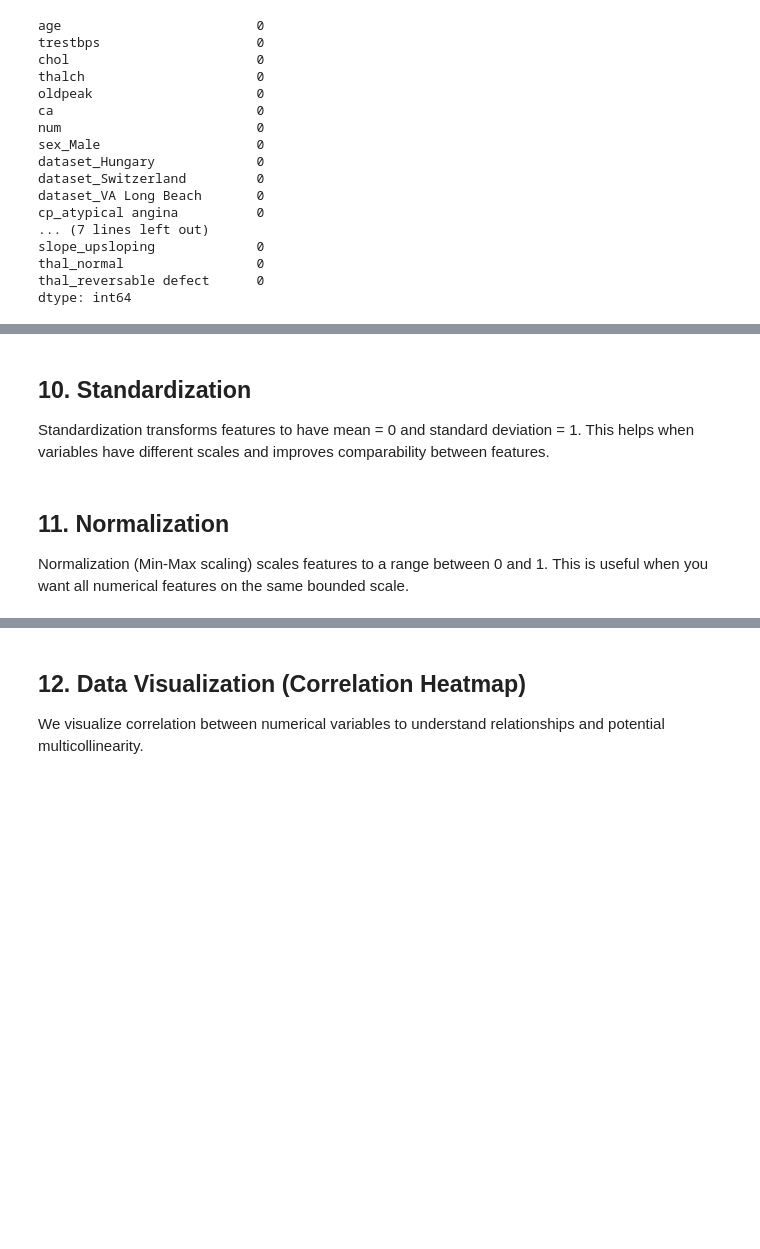
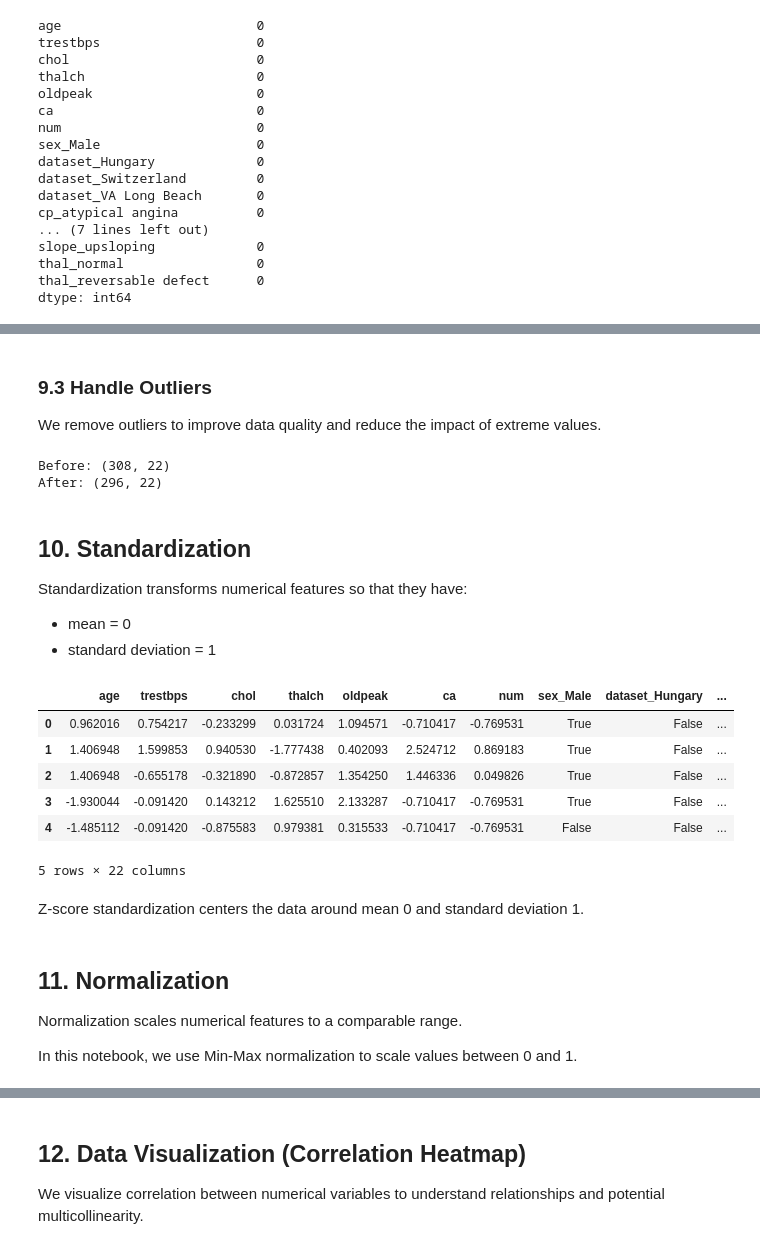
Before and after one commit to danahalghamdi80-ctrl/lap4, a Jupyter notebook: Heart_Disease_Data_Quality.ipynb, the cells around one changed output, grey strips where cells are left out. Saved outputs shown, nothing was run; the diff lists cells and outputs as text; code cells hidden in the pictures; blank space fills up the shorter version.

```diff
--- a/Heart_Disease_Data_Quality.ipynb
+++ b/Heart_Disease_Data_Quality.ipynb
@@ -187,16 +215,50 @@ plt.show()
+# %% [markdown]
+### 9.3 Handle Outliers
+
+We remove outliers to improve data quality and reduce the impact of extreme values.
+# %%
+df_no_outliers = df[
+    (df["chol"] >= lower_bound) &
+    (df["chol"] <= upper_bound)
+]
+
+print("Before:", df.shape)
+print("After:", df_no_outliers.shape)
+# %% [output]
+Before: (308, 22)
+After: (296, 22)
 # %% [markdown]
 ## 10. Standardization
 
-Standardization transforms features to have mean = 0 and standard deviation = 1.
-This helps when variables have different scales and improves comparability between features.
+
+Standardization transforms numerical features so that they have:
+- mean = 0
+- standard deviation = 1
 # %%
 from sklearn.preprocessing import StandardScaler
 
+numeric_cols = df_no_outliers.select_dtypes(include=['int64', 'float64']).columns
+
 scaler = StandardScaler()
-numeric_cols = ['age','trestbps','chol','thalch','oldpeak']
-df[numeric_cols] = scaler.fit_transform(df[numeric_cols])
+
+df_zscore = df_no_outliers.copy()
+df_zscore[numeric_cols] = scaler.fit_transform(df_no_outliers[numeric_cols])
+
+df_zscore.head()
+# %% [output]
+|  | age | trestbps | chol | thalch | oldpeak | ca | num | sex_Male | dataset_Hungary | ... |
+| 0 | 0.962016 | 0.754217 | -0.233299 | 0.031724 | 1.094571 | -0.710417 | -0.769531 | True | False | ... |
+| 1 | 1.406948 | 1.599853 | 0.940530 | -1.777438 | 0.402093 | 2.524712 | 0.869183 | True | False | ... |
+| 2 | 1.406948 | -0.655178 | -0.321890 | -0.872857 | 1.354250 | 1.446336 | 0.049826 | True | False | ... |
+| 3 | -1.930044 | -0.091420 | 0.143212 | 1.625510 | 2.133287 | -0.710417 | -0.769531 | True | False | ... |
+| 4 | -1.485112 | -0.091420 | -0.875583 | 0.979381 | 0.315533 | -0.710417 | -0.769531 | False | False | ... |
+5 rows × 22 columns
+# %% [markdown]
+Z-score standardization centers the data around mean 0 and standard deviation 1.
 # %% [markdown]
+
 ## 11. Normalization
 
-Normalization (Min-Max scaling) scales features to a range between 0 and 1.
-This is useful when you want all numerical features on the same bounded scale.
+Normalization scales numerical features to a comparable range.
+
+In this notebook, we use Min-Max normalization to scale values between 0 and 1.
```
Also changed, not shown: parts of 14 cells of this notebook.
